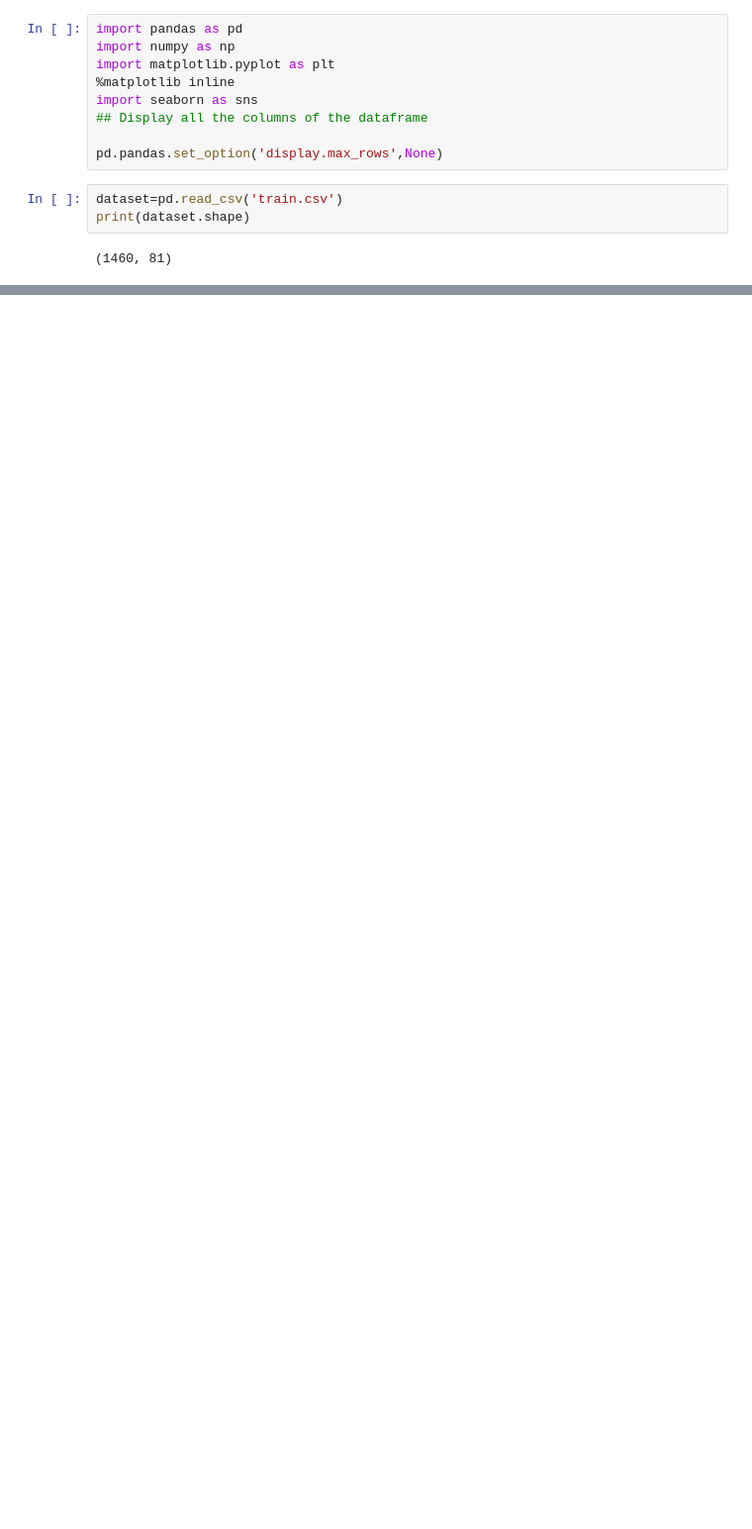
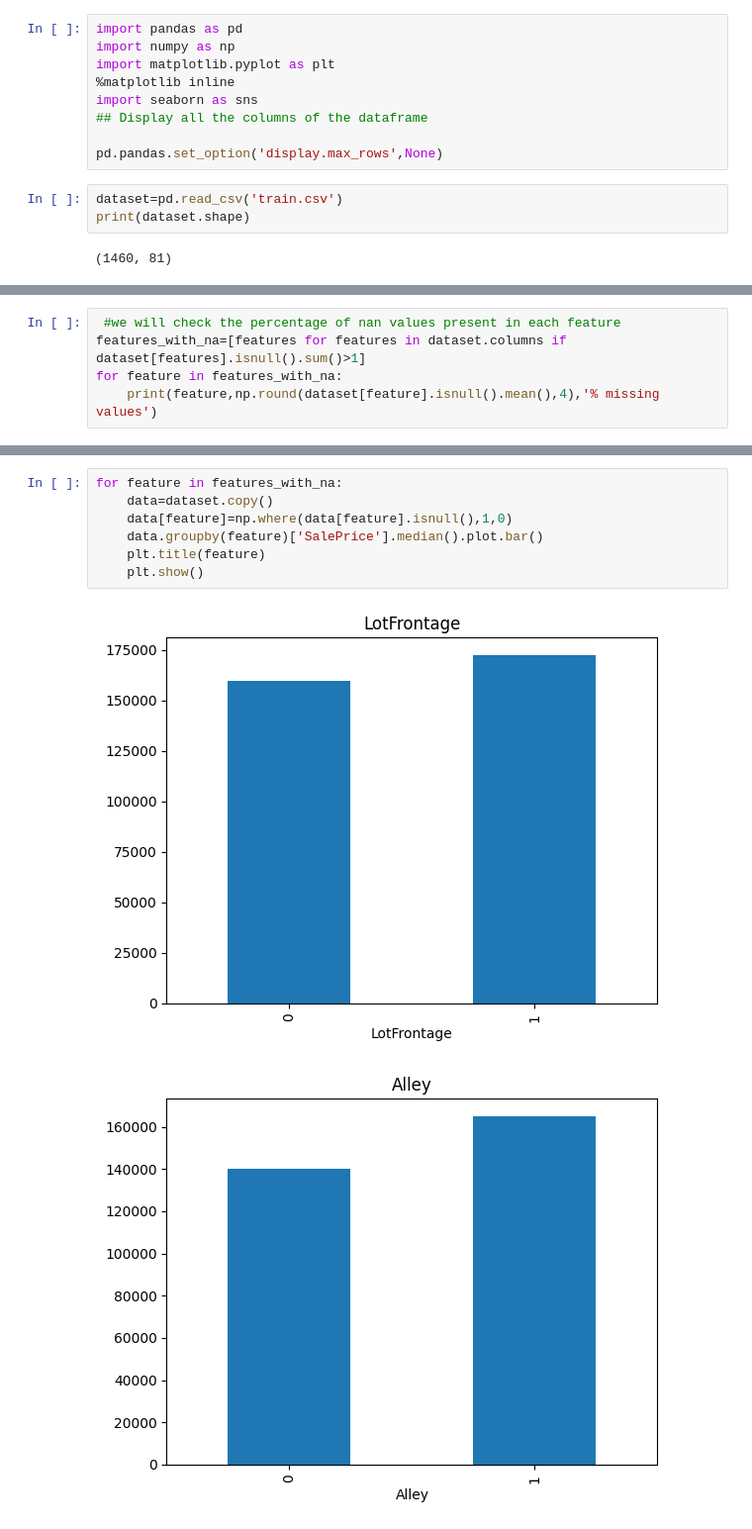
Before and after one commit to Prasham1710/house, a Jupyter notebook: eda.ipynb, the cells around one changed output, grey strips where cells are left out. Shown at 99% size. Cells and saved outputs as stored; diff of their text form; blank space fills up the shorter version.

```diff
--- a/eda.ipynb
+++ b/eda.ipynb
@@ -23,0 +25,5 @@ dataset.head()
+# %%
+ #we will check the percentage of nan values present in each feature
+features_with_na=[features for features in dataset.columns if dataset[features].isnull().sum()>1]
+for feature in features_with_na:
+    print(feature,np.round(dataset[feature].isnull().mean(),4),'% missing values')
@@ -23,0 +51,10 @@ dataset.head()
+# %%
+for feature in features_with_na:
+    data=dataset.copy()
+    data[feature]=np.where(data[feature].isnull(),1,0)
+    data.groupby(feature)['SalePrice'].median().plot.bar()
+    plt.title(feature)
+    plt.show()
+# %% [output]
+[figure, added]
+[figure, added]
```
Also changed, not shown: parts of 18 cells of this notebook.
